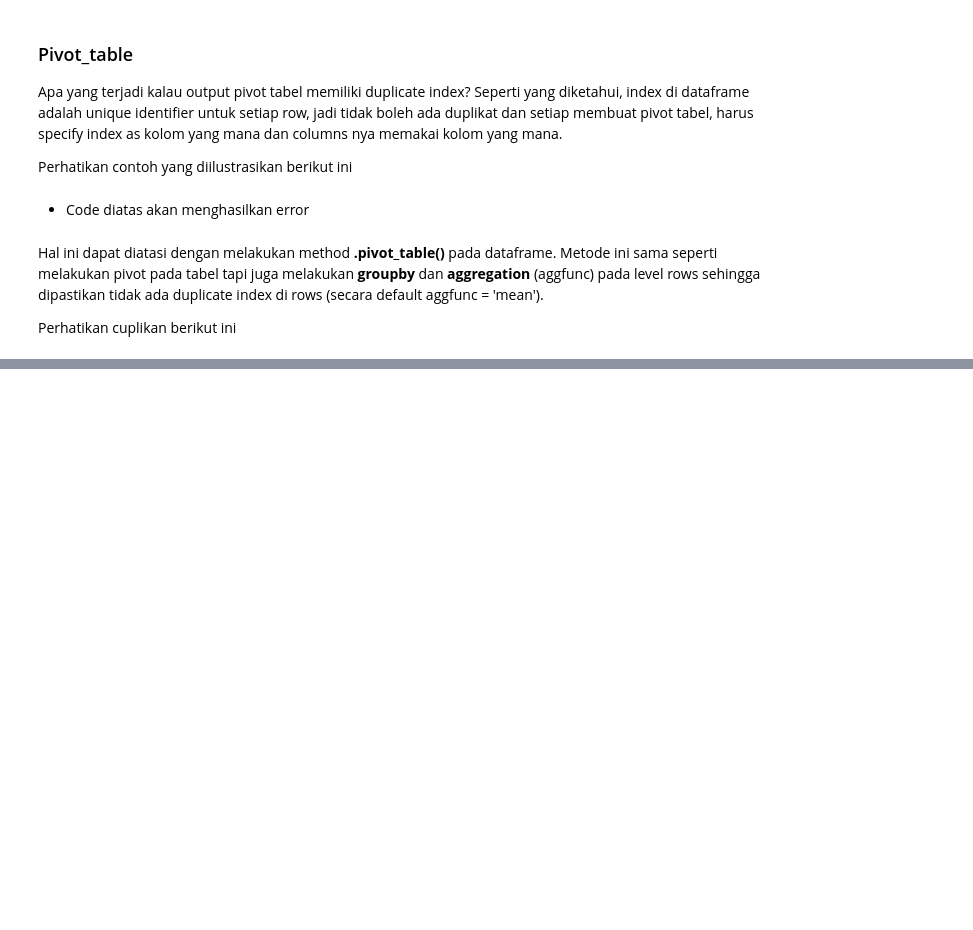
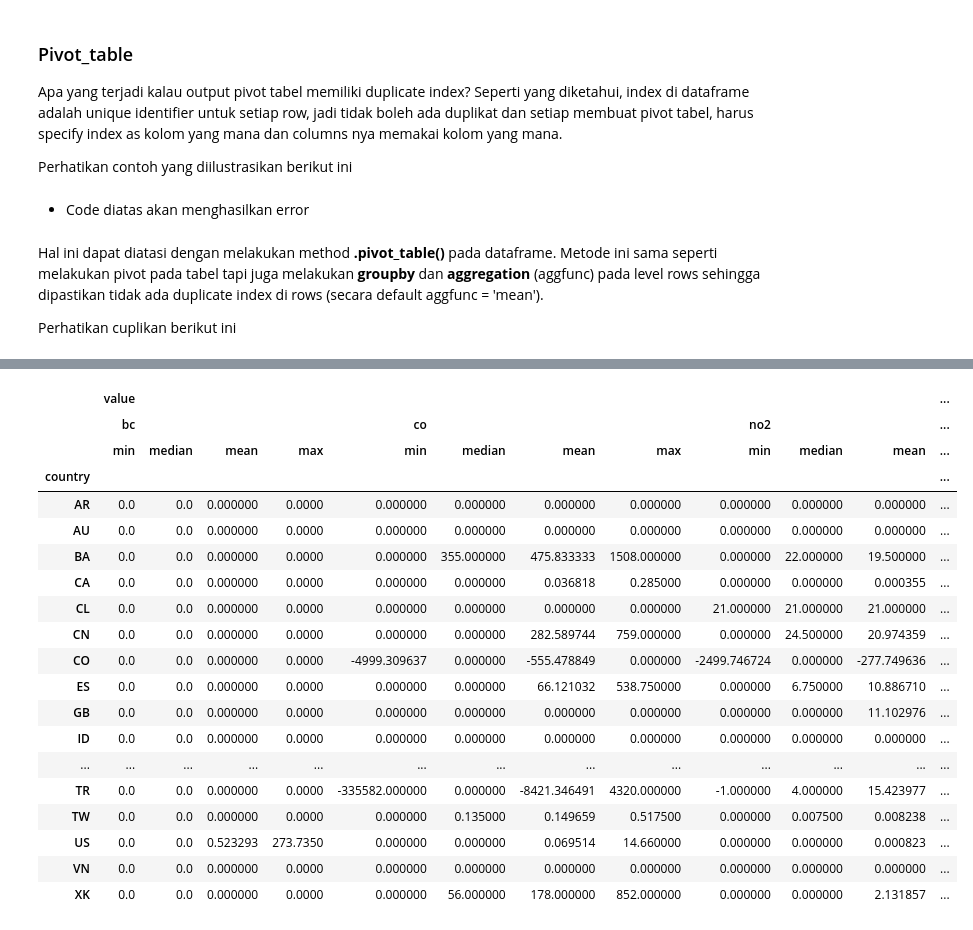
Before and after one commit to setyo-dwi-pratama/Courses, a Jupyter notebook: 9_Data_Manipulation_with_Pandas_Part_2_.ipynb, the cells around one changed output, grey strips where cells are left out. Cells and saved outputs as stored; diff of their text form; code cells hidden in the pictures; blank space fills up the shorter version.

```diff
--- a/9_Data_Manipulation_with_Pandas_Part_2_.ipynb
+++ b/9_Data_Manipulation_with_Pandas_Part_2_.ipynb
@@ -681,0 +1469,10 @@ B              165   255
+# %%
+import pandas as pd
+# Load data https://dqlab-dataset.s3-ap-southeast-1.amazonaws.com/LO4/global_air_quality_4000rows.csv
+gaq = pd.read_csv('https://dqlab-dataset.s3-ap-southeast-1.amazonaws.com/LO4/global_air_quality_4000rows.csv')
+# Create variabel pollutant
+pollutant = gaq[['country','city','pollutant','value']].pivot_table(index=['country','city'],columns='pollutant').fillna(0)
+print('Data pollutant (5 teratas):\n', pollutant.head())
+# Group berdasarkan country dan terapkan aggregasi: min, median, mean, max
+multiagg = pollutant.groupby('country').agg(['max','first','last'])
+print('Multiple aggregations (5 teratas):\n', multiagg.head())
@@ -681,0 +1501,4 @@ B              165   255
+# %%
+# Group berdasarkan country dan terapkan aggregasi: min, median, mean, max
+multiagg_2 = pollutant.groupby('country').agg(['min','median','mean','max'])
+print('Multiple aggregations (5 teratas):\n', multiagg_2.head())
@@ -681,0 +1518,23 @@ B              165   255
+# %%
+multiagg_2
+# %% [output]
+|  | value |  |  |  |  |  |  |  |  |  |  | ... |
+|  | bc |  |  |  | co |  |  |  | no2 |  |  | ... |
+|  | min | median | mean | max | min | median | mean | max | min | median | mean | ... |
+| country |  |  |  |  |  |  |  |  |  |  |  | ... |
+| AR | 0.0 | 0.0 | 0.000000 | 0.0000 | 0.000000 | 0.000000 | 0.000000 | 0.000000 | 0.000000 | 0.000000 | 0.000000 | ... |
+| AU | 0.0 | 0.0 | 0.000000 | 0.0000 | 0.000000 | 0.000000 | 0.000000 | 0.000000 | 0.000000 | 0.000000 | 0.000000 | ... |
+| BA | 0.0 | 0.0 | 0.000000 | 0.0000 | 0.000000 | 355.000000 | 475.833333 | 1508.000000 | 0.000000 | 22.000000 | 19.500000 | ... |
+| CA | 0.0 | 0.0 | 0.000000 | 0.0000 | 0.000000 | 0.000000 | 0.036818 | 0.285000 | 0.000000 | 0.000000 | 0.000355 | ... |
+| CL | 0.0 | 0.0 | 0.000000 | 0.0000 | 0.000000 | 0.000000 | 0.000000 | 0.000000 | 21.000000 | 21.000000 | 21.000000 | ... |
+| CN | 0.0 | 0.0 | 0.000000 | 0.0000 | 0.000000 | 0.000000 | 282.589744 | 759.000000 | 0.000000 | 24.500000 | 20.974359 | ... |
+| CO | 0.0 | 0.0 | 0.000000 | 0.0000 | -4999.309637 | 0.000000 | -555.478849 | 0.000000 | -2499.746724 | 0.000000 | -277.749636 | ... |
+| ES | 0.0 | 0.0 | 0.000000 | 0.0000 | 0.000000 | 0.000000 | 66.121032 | 538.750000 | 0.000000 | 6.750000 | 10.886710 | ... |
+| GB | 0.0 | 0.0 | 0.000000 | 0.0000 | 0.000000 | 0.000000 | 0.000000 | 0.000000 | 0.000000 | 0.000000 | 11.102976 | ... |
+| ID | 0.0 | 0.0 | 0.000000 | 0.0000 | 0.000000 | 0.000000 | 0.000000 | 0.000000 | 0.000000 | 0.000000 | 0.000000 | ... |
+| ... | ... | ... | ... | ... | ... | ... | ... | ... | ... | ... | ... | ... |
+| TR | 0.0 | 0.0 | 0.000000 | 0.0000 | -335582.000000 | 0.000000 | -8421.346491 | 4320.000000 | -1.000000 | 4.000000 | 15.423977 | ... |
+| TW | 0.0 | 0.0 | 0.000000 | 0.0000 | 0.000000 | 0.135000 | 0.149659 | 0.517500 | 0.000000 | 0.007500 | 0.008238 | ... |
+| US | 0.0 | 0.0 | 0.523293 | 273.7350 | 0.000000 | 0.000000 | 0.069514 | 14.660000 | 0.000000 | 0.000000 | 0.000823 | ... |
+| VN | 0.0 | 0.0 | 0.000000 | 0.0000 | 0.000000 | 0.000000 | 0.000000 | 0.000000 | 0.000000 | 0.000000 | 0.000000 | ... |
+| XK | 0.0 | 0.0 | 0.000000 | 0.0000 | 0.000000 | 56.000000 | 178.000000 | 852.000000 | 0.000000 | 0.000000 | 2.131857 | ... |
```
Also changed, not shown: parts of 112 cells of this notebook.
